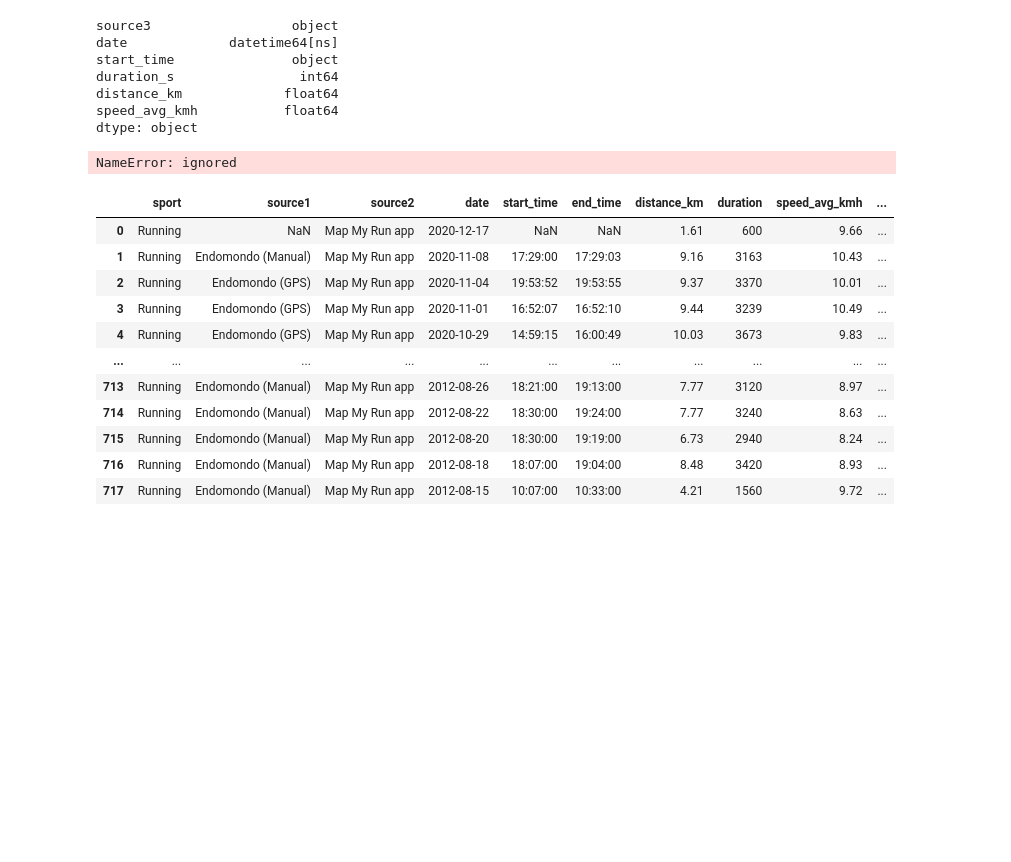
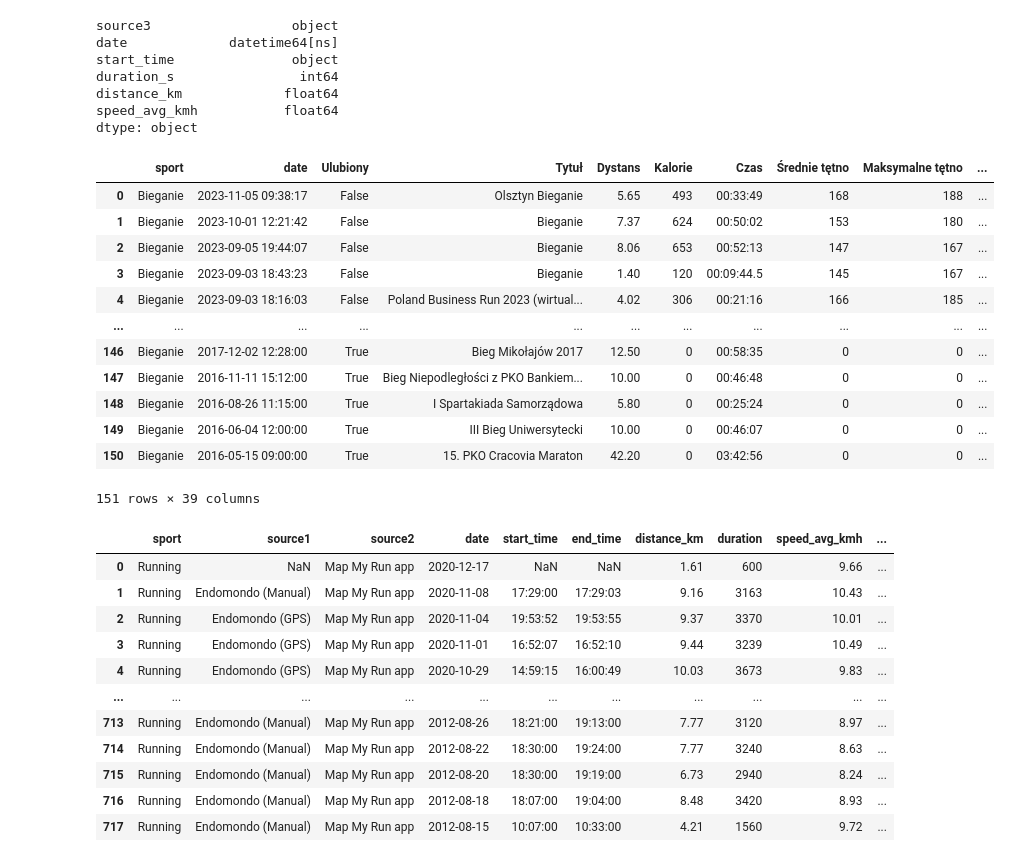
Before and after one commit to slazur83/Tableau, a Jupyter notebook: Workouts.ipynb, the cells around one changed output. Cells and saved outputs as stored; diff of their text form; code cells hidden in the pictures; blank space fills up the shorter version.

```diff
--- a/Workouts.ipynb
+++ b/Workouts.ipynb
@@ -193,10 +193,22 @@ dtype: object
 # %%
 df = pd.read_csv(workouts_folder_path4, skip_blank_lines=False)
 df4 = df
-#df4.rename(columns={0: 'sport'}, inplace=True)
+df4.rename(columns={'Typ aktywności': 'sport', "Data": 'date'}, inplace=True)
 display(df4)
 # %% [output]
+|  | sport | date | Ulubiony | Tytuł | Dystans | Kalorie | Czas | Średnie tętno | Maksymalne tętno | ... |
+| 0 | Bieganie | 2023-11-05 09:38:17 | False | Olsztyn Bieganie | 5.65 | 493 | 00:33:49 | 168 | 188 | ... |
+| 1 | Bieganie | 2023-10-01 12:21:42 | False | Bieganie | 7.37 | 624 | 00:50:02 | 153 | 180 | ... |
+| 2 | Bieganie | 2023-09-05 19:44:07 | False | Bieganie | 8.06 | 653 | 00:52:13 | 147 | 167 | ... |
+| 3 | Bieganie | 2023-09-03 18:43:23 | False | Bieganie | 1.40 | 120 | 00:09:44.5 | 145 | 167 | ... |
+| 4 | Bieganie | 2023-09-03 18:16:03 | False | Poland Business Run 2023 (wirtual... | 4.02 | 306 | 00:21:16 | 166 | 185 | ... |
+| ... | ... | ... | ... | ... | ... | ... | ... | ... | ... | ... |
+| 146 | Bieganie | 2017-12-02 12:28:00 | True | Bieg Mikołajów 2017 | 12.50 | 0 | 00:58:35 | 0 | 0 | ... |
+| 147 | Bieganie | 2016-11-11 15:12:00 | True | Bieg Niepodległości z PKO Bankiem... | 10.00 | 0 | 00:46:48 | 0 | 0 | ... |
+| 148 | Bieganie | 2016-08-26 11:15:00 | True | I Spartakiada Samorządowa | 5.80 | 0 | 00:25:24 | 0 | 0 | ... |
+| 149 | Bieganie | 2016-06-04 12:00:00 | True | III Bieg Uniwersytecki | 10.00 | 0 | 00:46:07 | 0 | 0 | ... |
+| 150 | Bieganie | 2016-05-15 09:00:00 | True | 15. PKO Cracovia Maraton | 42.20 | 0 | 03:42:56 | 0 | 0 | ... |
-NameError: ignored
+151 rows × 39 columns
 # %%
 merged_df = pd.merge(df2, df1, on=['date', 'distance_km'], how='left')
 df12 = pd.DataFrame()
```
